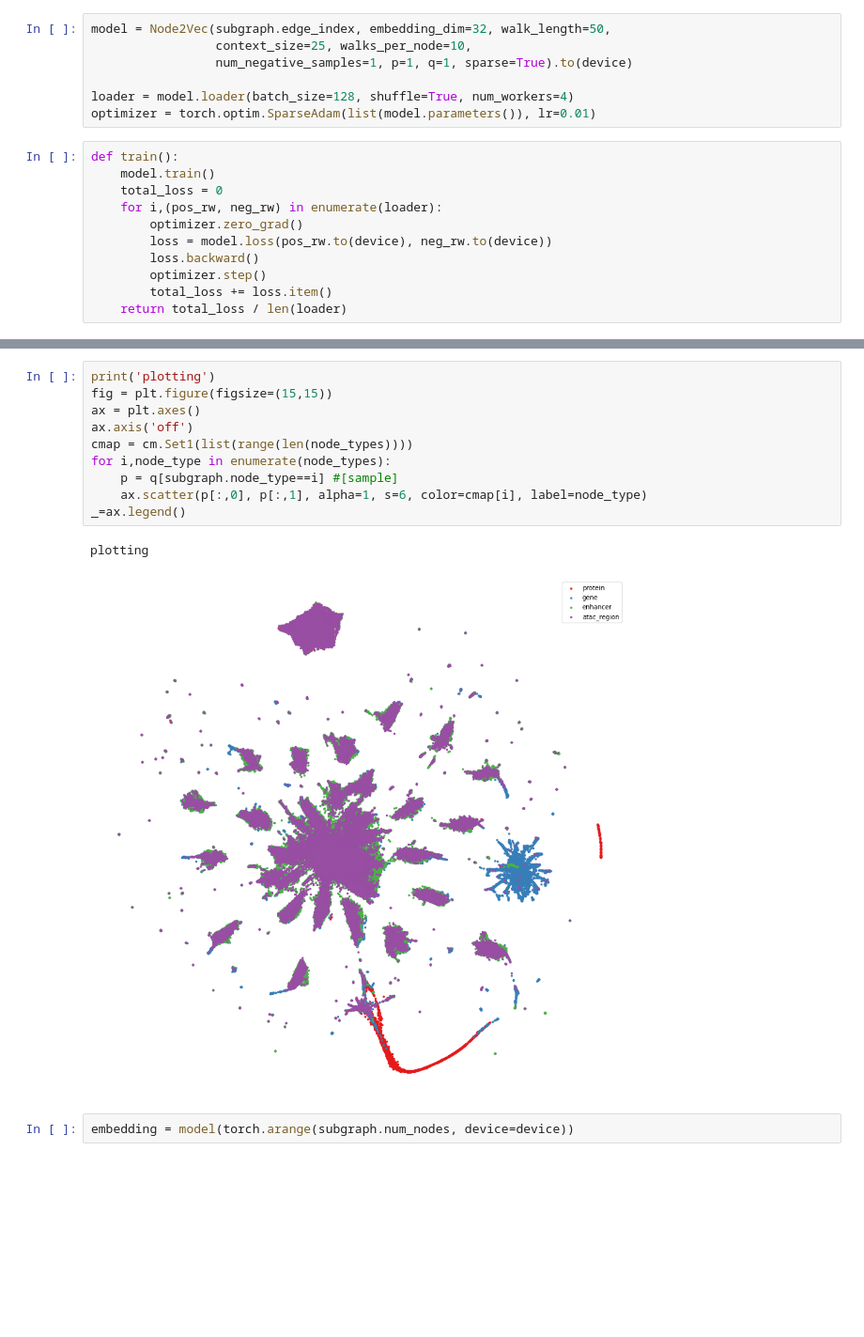
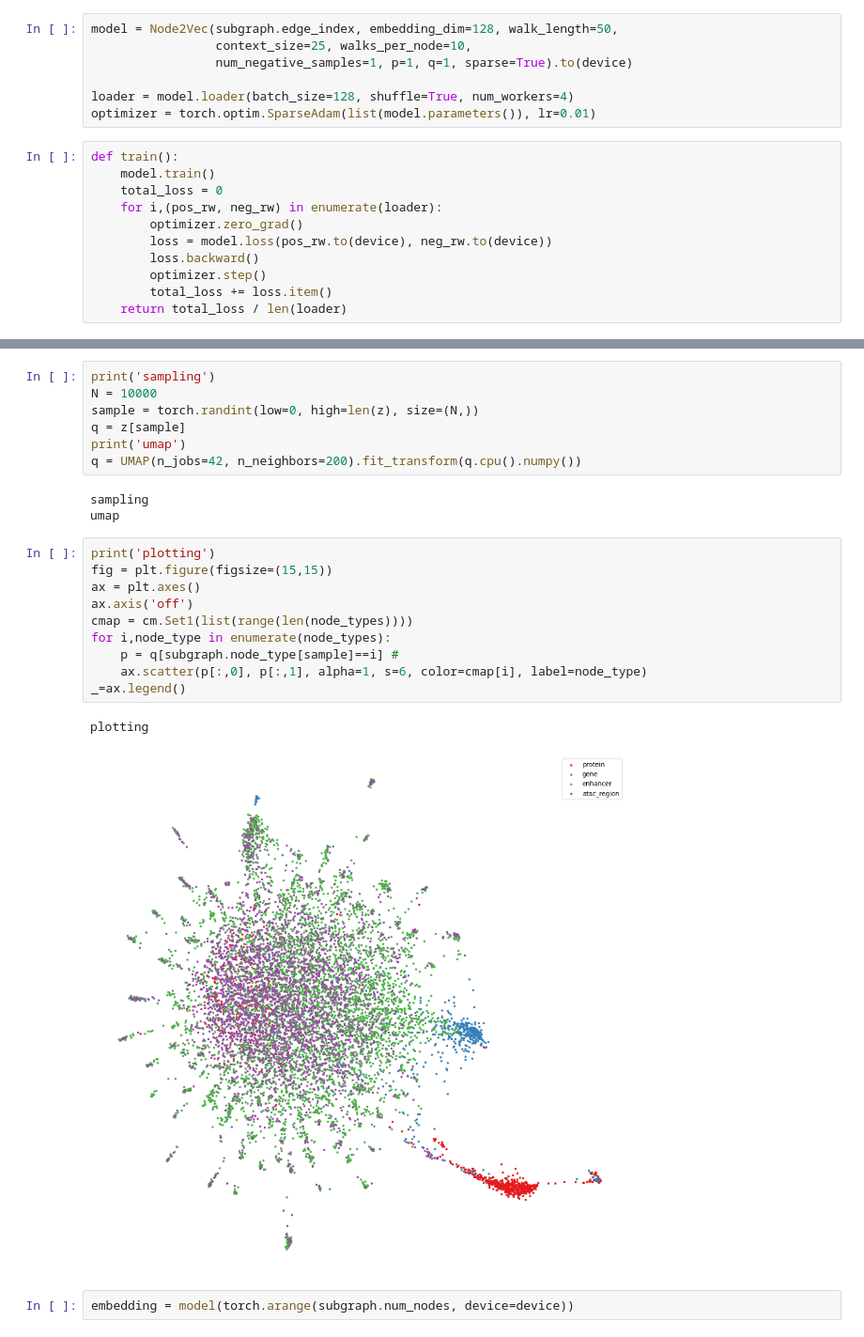
Before and after one commit to bglazer/opisca, a Jupyter notebook: node2vec_training.ipynb, the cells around one changed output, grey strips where cells are left out. Shown at 94% size. Cells and saved outputs as stored; diff of their text form; blank space fills up the shorter version.

Commit message:
Redoing with large embeddings

```diff
--- a/node2vec_training.ipynb
+++ b/node2vec_training.ipynb
@@ -117,5 +117,5 @@ subgraph.num_nodes
 # %%
-model = Node2Vec(subgraph.edge_index, embedding_dim=32, walk_length=50,
+model = Node2Vec(subgraph.edge_index, embedding_dim=128, walk_length=50,
                  context_size=25, walks_per_node=10,
                  num_negative_samples=1, p=1, q=1, sparse=True).to(device)
 
@@ -177,16 +167,26 @@ umap
+# %%
+print('sampling')
+N = 10000
+sample = torch.randint(low=0, high=len(z), size=(N,))
+q = z[sample]
+print('umap')
+q = UMAP(n_jobs=42, n_neighbors=200).fit_transform(q.cpu().numpy())
+# %% [output]
+sampling
+umap
 # %%
 print('plotting')
 fig = plt.figure(figsize=(15,15))
 ax = plt.axes()
 ax.axis('off')
 cmap = cm.Set1(list(range(len(node_types))))
 for i,node_type in enumerate(node_types):
-    p = q[subgraph.node_type==i] #[sample]
+    p = q[subgraph.node_type[sample]==i] #
     ax.scatter(p[:,0], p[:,1], alpha=1, s=6, color=cmap[i], label=node_type)
 _=ax.legend()
 # %% [output]
 plotting
-[figure, old version]
+[figure, new version]
 # %%
 embedding = model(torch.arange(subgraph.num_nodes, device=device))
 # %%
```
Also changed, not shown: parts of 24 cells of this notebook, 3 other files.
